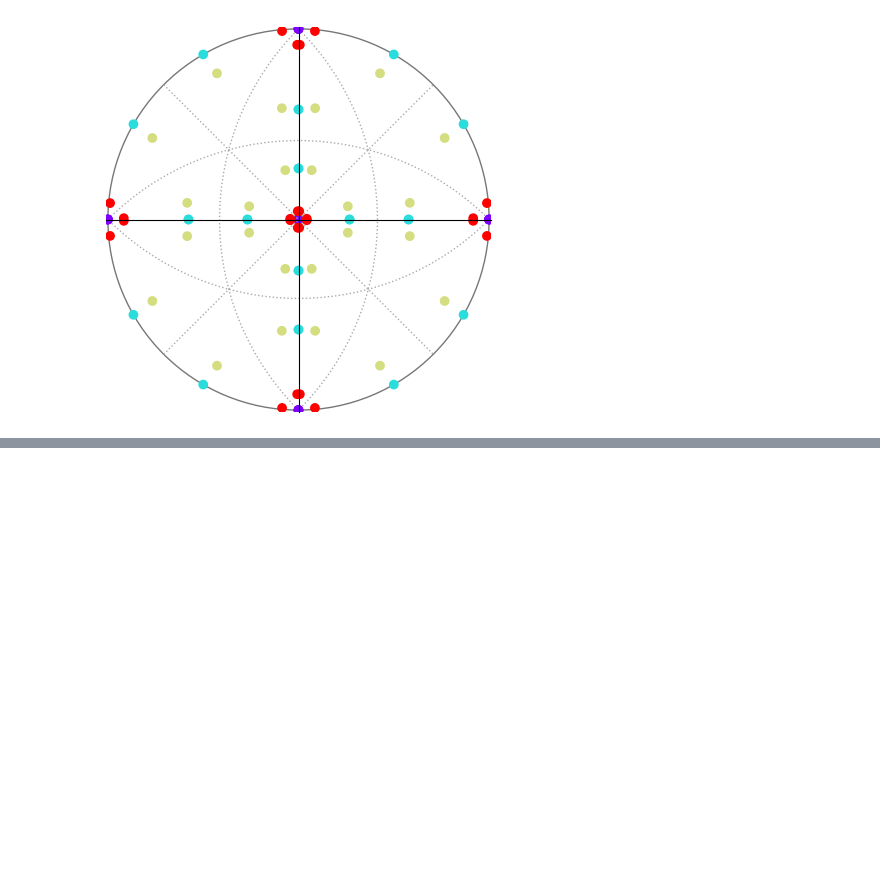
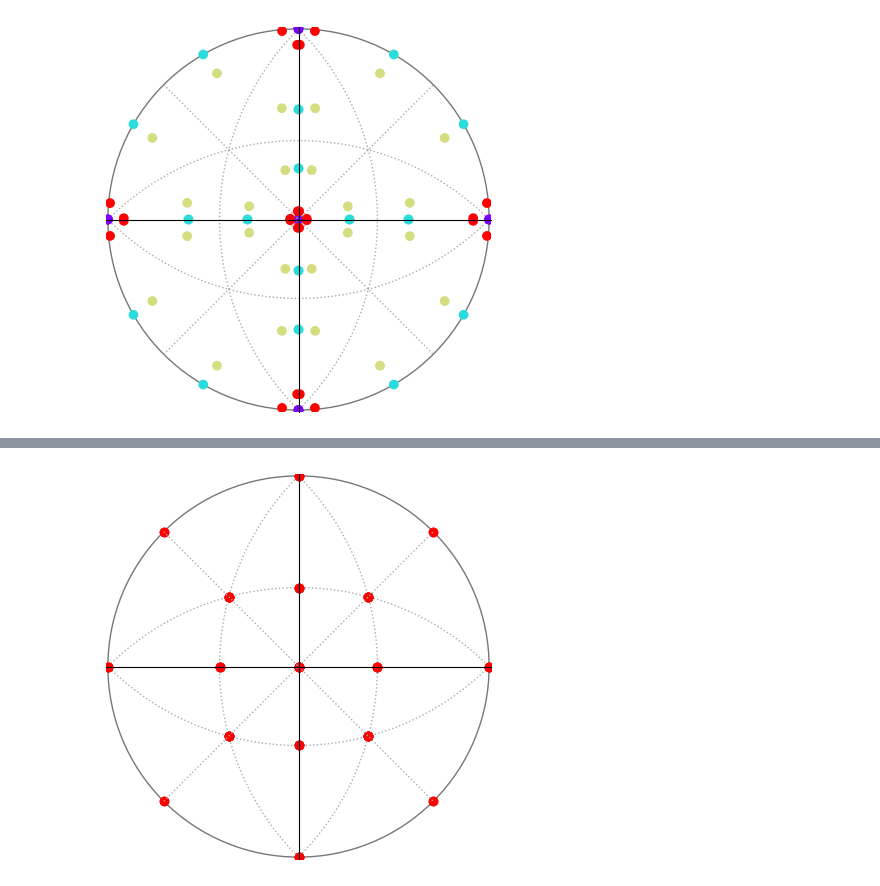
Before and after one commit to yiyus/pypms, a Jupyter notebook: oris.ipynb, the cells around one changed output, grey strips where cells are left out. Saved outputs shown, nothing was run; the diff lists cells and outputs as text; code cells hidden in the pictures; blank space fills up the shorter version.

```diff
--- a/oris.ipynb
+++ b/oris.ipynb
@@ -487,0 +492,9 @@ stereo(ar,color=ac,size=5)
+# %%
+ea=np.array([rad(np.array(a)) for a in [[30,0,0],[0,45,0],[45,54.7,0]]])
+r=rot(ea)
+v=[c@r for c in cubic]
+a = np.array(v).transpose([1,0,2,3])
+ar = a.reshape((a.shape[0]*a.shape[1],a.shape[2],a.shape[3]))
+stereo(ar[:3*a.shape[1]],size=5)
+# %% [output]
+[figure, added]
```
Also changed, not shown: parts of 3 cells of this notebook.
